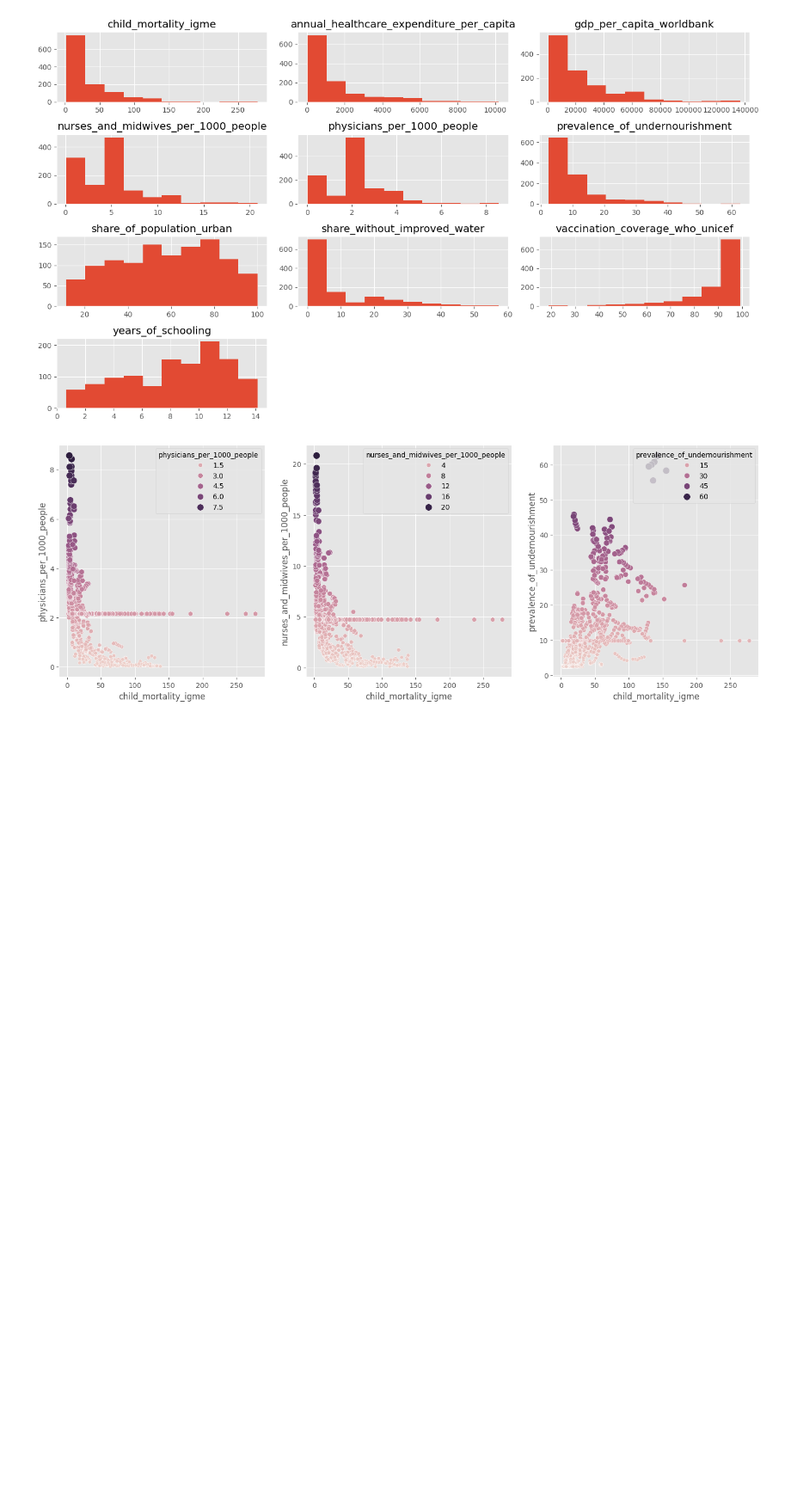
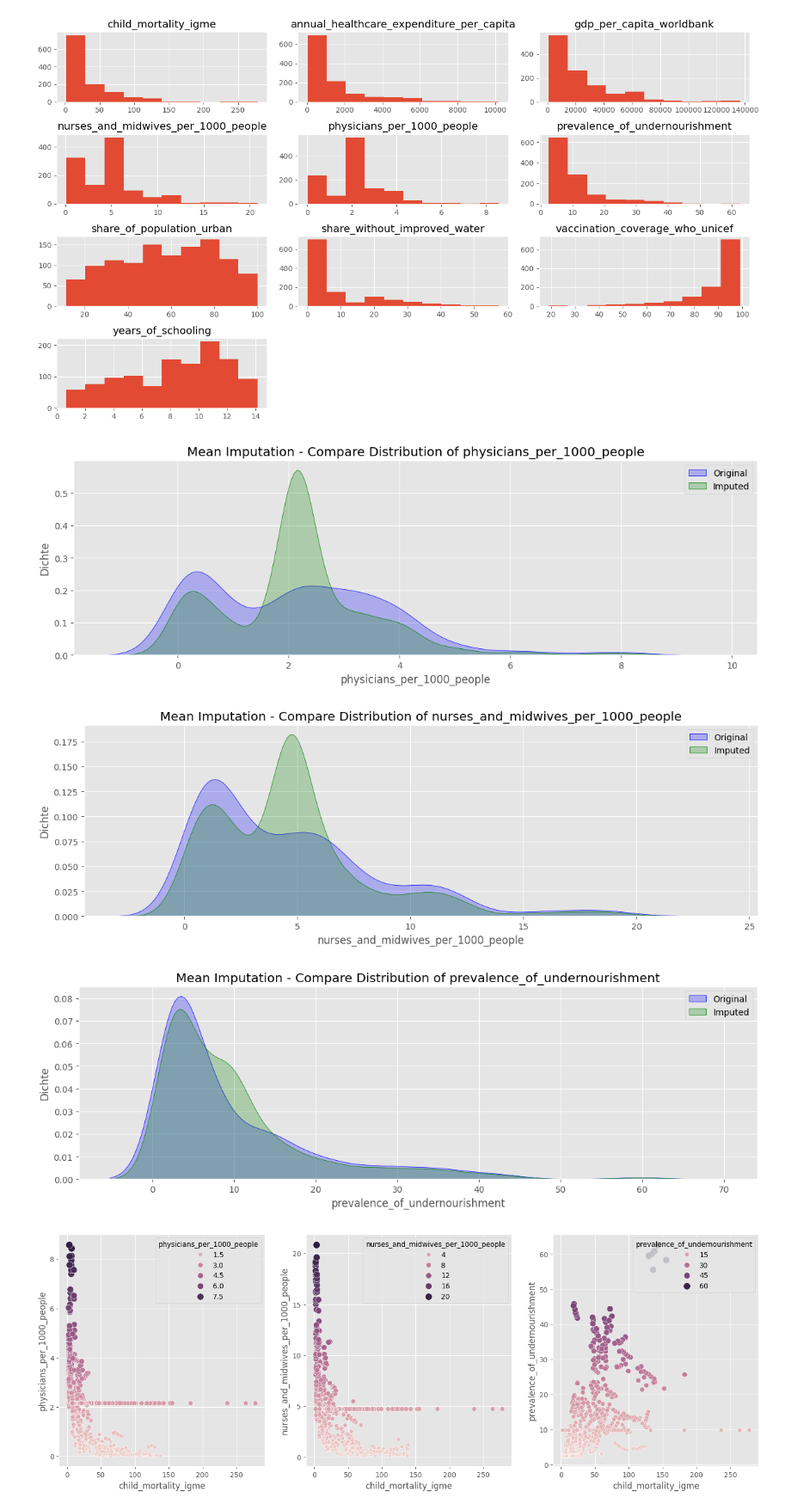
Before and after one commit to HamzahFayad/master_thesis_child_mortality, a Jupyter notebook: 01_notebooks/2_data_preprocessing.ipynb, the cells around one changed output. Shown at 86% size. Saved outputs shown, nothing was run; the diff lists cells and outputs as text; code cells hidden in the pictures; blank space fills up the shorter version.

Commit message:
update: compare distributions of different imputation strategies

```diff
--- a/01_notebooks/2_data_preprocessing.ipynb
+++ b/01_notebooks/2_data_preprocessing.ipynb
@@ -142,6 +138,26 @@ mean_df = pd.concat([label_col, mean_df], axis=1)
 data_exploration.histograms(mean_df)
 # %% [output]
 [figure]
+# %%
+# KDE Plots - Compare Original Variable Distribution & Imputed Variable Distribution
+def kde_plot_comparison(original_df, imputed_df, variable, imp_type):
+    plt.figure(figsize=(14,4))
+    sns.kdeplot(original_df.loc[~original_df[variable].isna(), variable], color='blue', fill=True)
+    sns.kdeplot(imputed_df[variable], color='green', fill=True)
+    #plt.axvline(x=original_df[variable].mean(), color='red', linestyle='-')
+    plt.title(f"{imp_type} - Compare Distribution of {variable}")
+    plt.ylabel('Dichte')
+    plt.legend(["Original", "Imputed"])
+    plt.show()
+
+# Plot for the 3 variables with most nans
+kde_plot_comparison(df_imp_test, mean_df, "physicians_per_1000_people", "Mean Imputation")
+kde_plot_comparison(df_imp_test, mean_df, "nurses_and_midwives_per_1000_people", "Mean Imputation")
+kde_plot_comparison(df_imp_test, mean_df, "prevalence_of_undernourishment", "Mean Imputation")
+# %% [output]
+[figure, added]
+[figure, added]
+[figure, added]
 # %%
 data_exploration.scatterplots(mean_df, most_critical_cols, 3)
 # %% [output]
```
Also changed, not shown: parts of 2 cells of this notebook, 10 other files.
